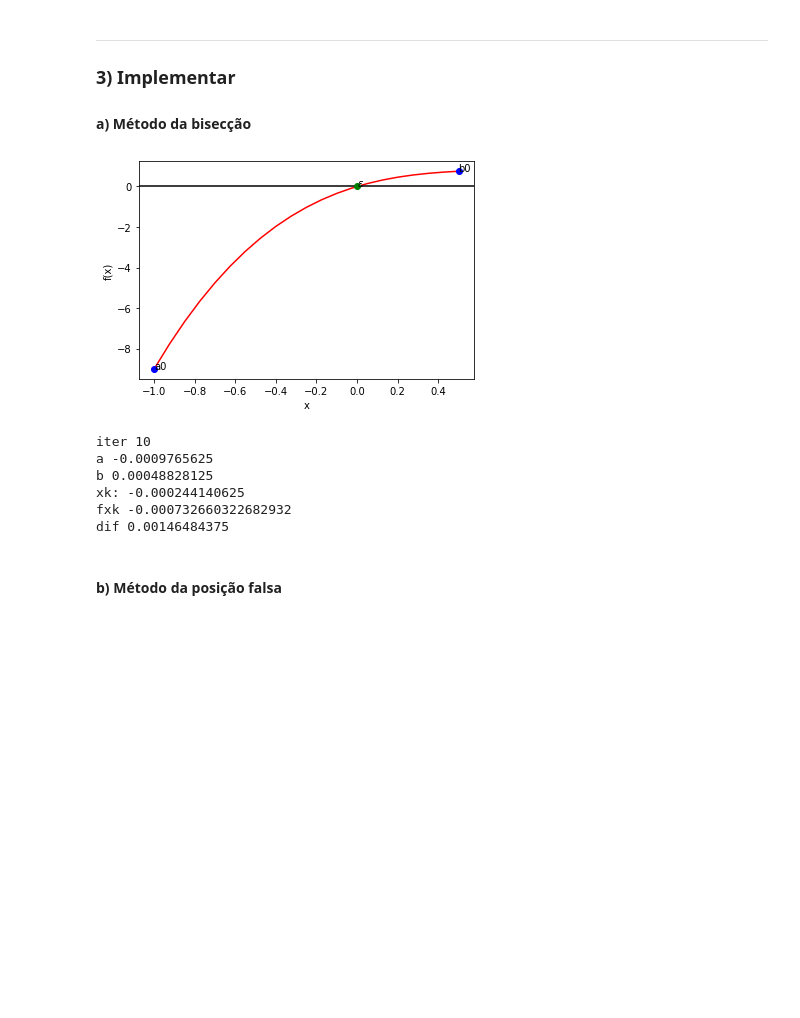
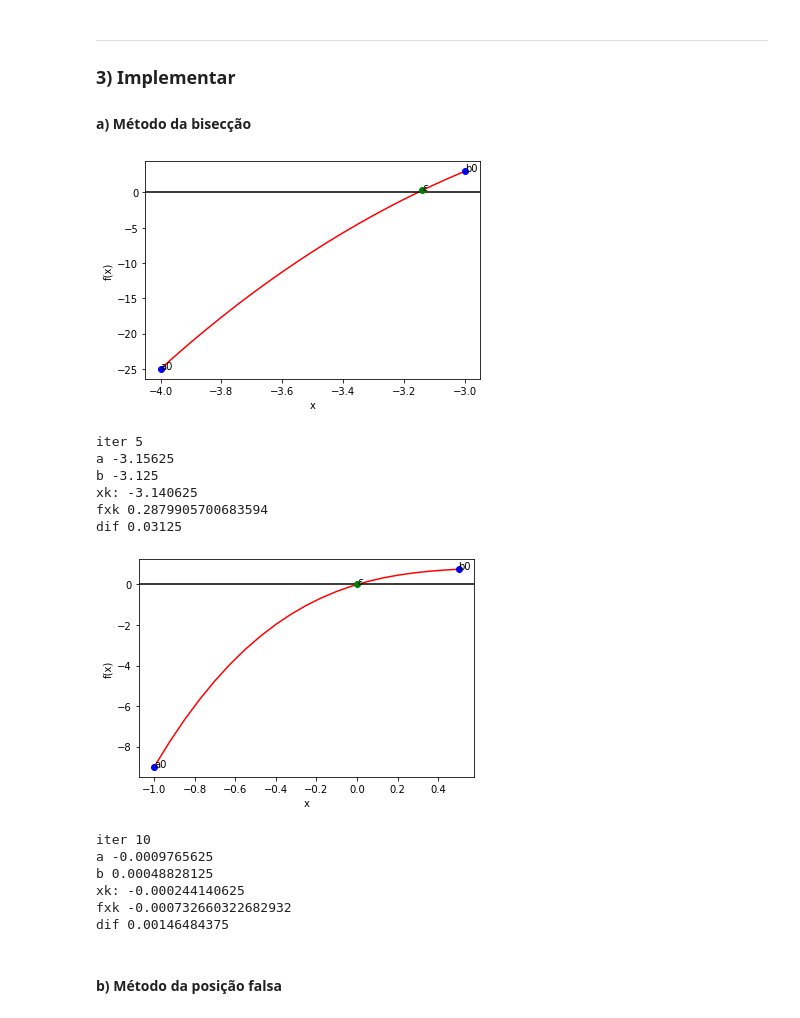
Before and after one commit to HenrickyL/computational-mathematics, a Jupyter notebook: Cap 2/Trabalho01/trabalho.ipynb, the cells around one changed output. Cells and saved outputs as stored; diff of their text form; code cells hidden in the pictures; blank space fills up the shorter version.

```diff
--- a/Cap 2/Trabalho01/trabalho.ipynb
+++ b/Cap 2/Trabalho01/trabalho.ipynb
@@ -401,8 +438,7 @@ X: [ 1.00000731  0.99999772 -1.00000252] iter= 7
 
 #### a) Método da bisecção
 # %%
-def biseccao(a,b,F,E,withGraph=True):
-
+def biseccao(a,b,F,E,kmax=50,withGraph=True):
     aa = a
     bb = b #usados para recuperar o a e b antigos na ultima iteração
 
@@ -444,41 +480,50 @@ def biseccao(a,b,F,E,withGraph=True):
         a = xk
 
 
 
-    while(abs(fxk) > E and dif > E ):
+    while(abs(fxk) > E and dif > E and iter< kmax ):
         aa = a
         bb = b
 
         iter = iter + 1
         xk = (a+b)/2
         fxk= F(xk)
         dif = abs(b-a)
 
         if(F(a)*fxk < 0):
             b = xk
         else:
             a = xk
 
     if(withGraph):
         plt.plot(xk,fxk,'og')
         plt.text(xk,fxk,r'$\varepsilon$')
         plt.show()
     print("iter", iter)
     print("a", aa)
     print("b", bb)
     print("xk:", xk)
     print("fxk", fxk)
     print("dif", dif,"\n")
 
+
+biseccao(-4,-3,lambda x: x**3 - 9*x + 3, kmax=5, E=0.002)
 biseccao(-1,0.5,lambda x:2*x**3 -4*x**2 + 3*x,0.001)
 # %% [output]
-[figure, old version]
+[figure, new version]
-iter 10
-a -0.0009765625
-b 0.00048828125
-xk: -0.000244140625
-fxk -0.000732660322682932
-dif 0.00146484375
+iter 5
+a -3.15625
+b -3.125
+xk: -3.140625
+fxk 0.2879905700683594
+dif 0.03125
+[figure, added]
+iter 10
+a -0.0009765625
+b 0.00048828125
+xk: -0.000244140625
+fxk -0.000732660322682932
+dif 0.00146484375
 # %% [markdown]
 #### b) Método da posição falsa
 # %%
```
Also changed, not shown: parts of 2 cells of this notebook, 2 other files.
